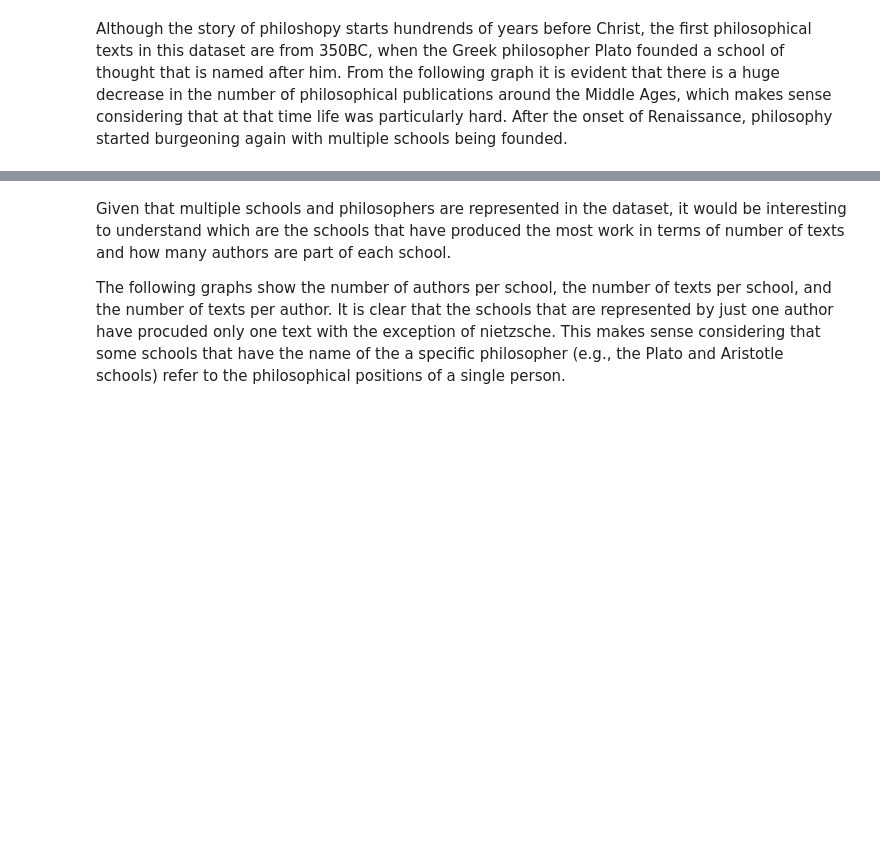
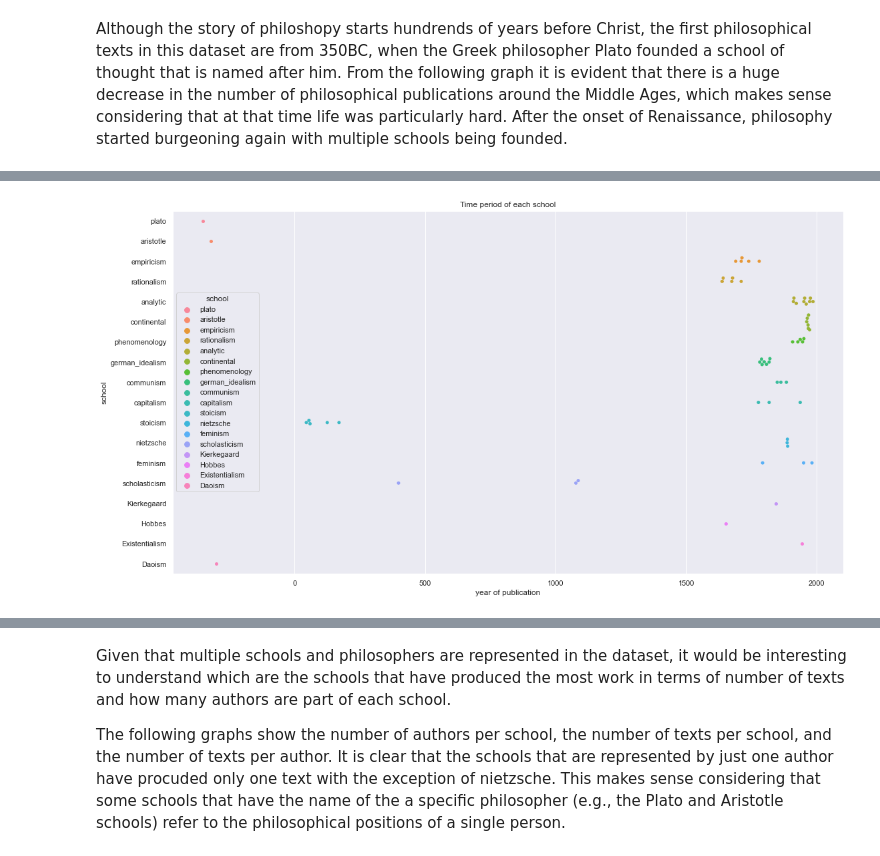
Before and after one commit to TZstatsADS/spring-2022-prj1-svlachou, a Jupyter notebook: doc/report.ipynb, the cells around one changed output, grey strips where cells are left out. Drawn from its saved outputs; the diff is of its cells as text; code cells hidden in the pictures; blank space fills up the shorter version.

Commit message:
added first images in the report

```diff
--- a/doc/report.ipynb
+++ b/doc/report.ipynb
@@ -22,0 +23,4 @@ Although the story of philoshopy starts hundrends of years before Christ, the fi
+# %%
+display(Image(filename='../figs/general/school_period.png', embed=True))
+# %% [output]
+[figure, added]
```
Also changed, not shown: parts of 24 cells of this notebook.
